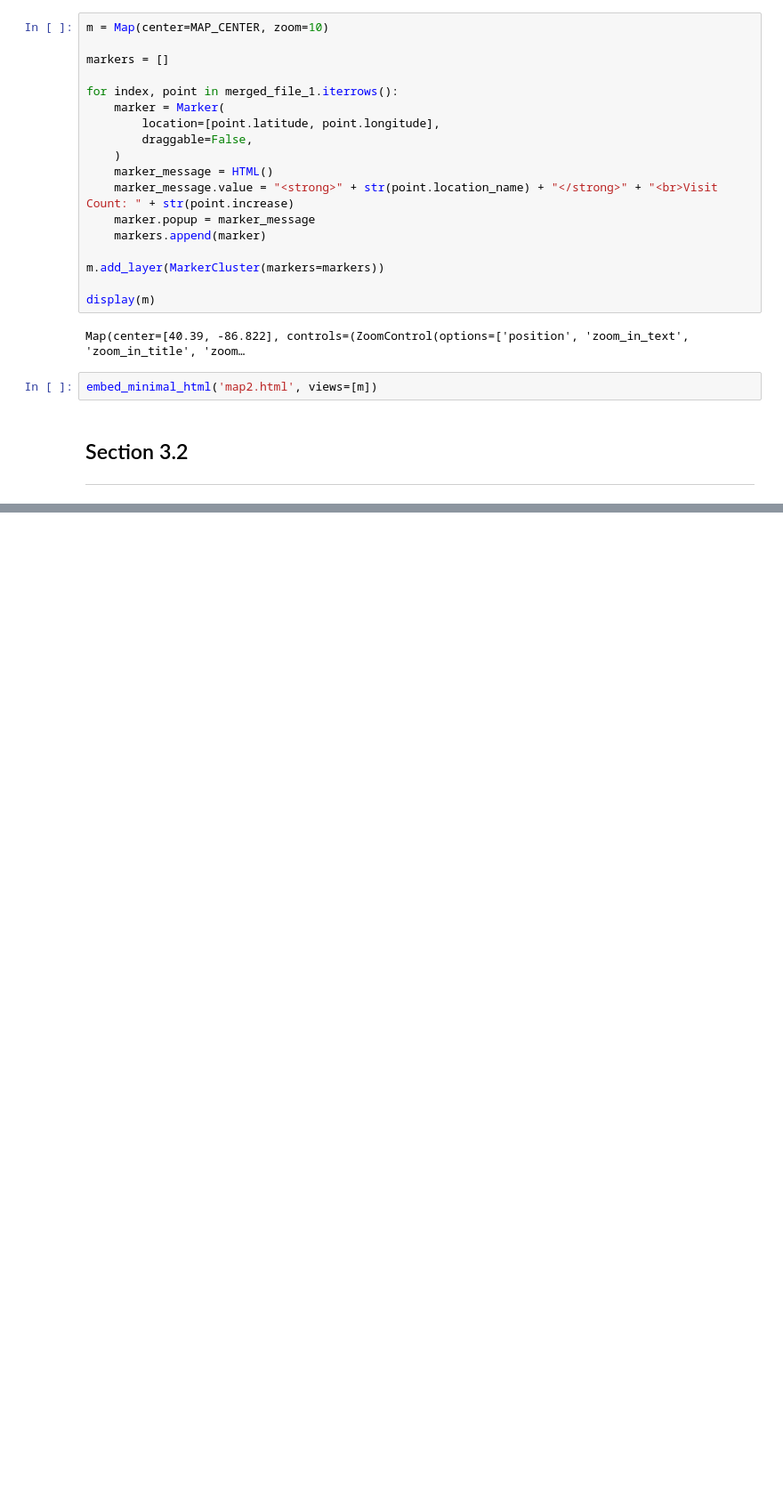
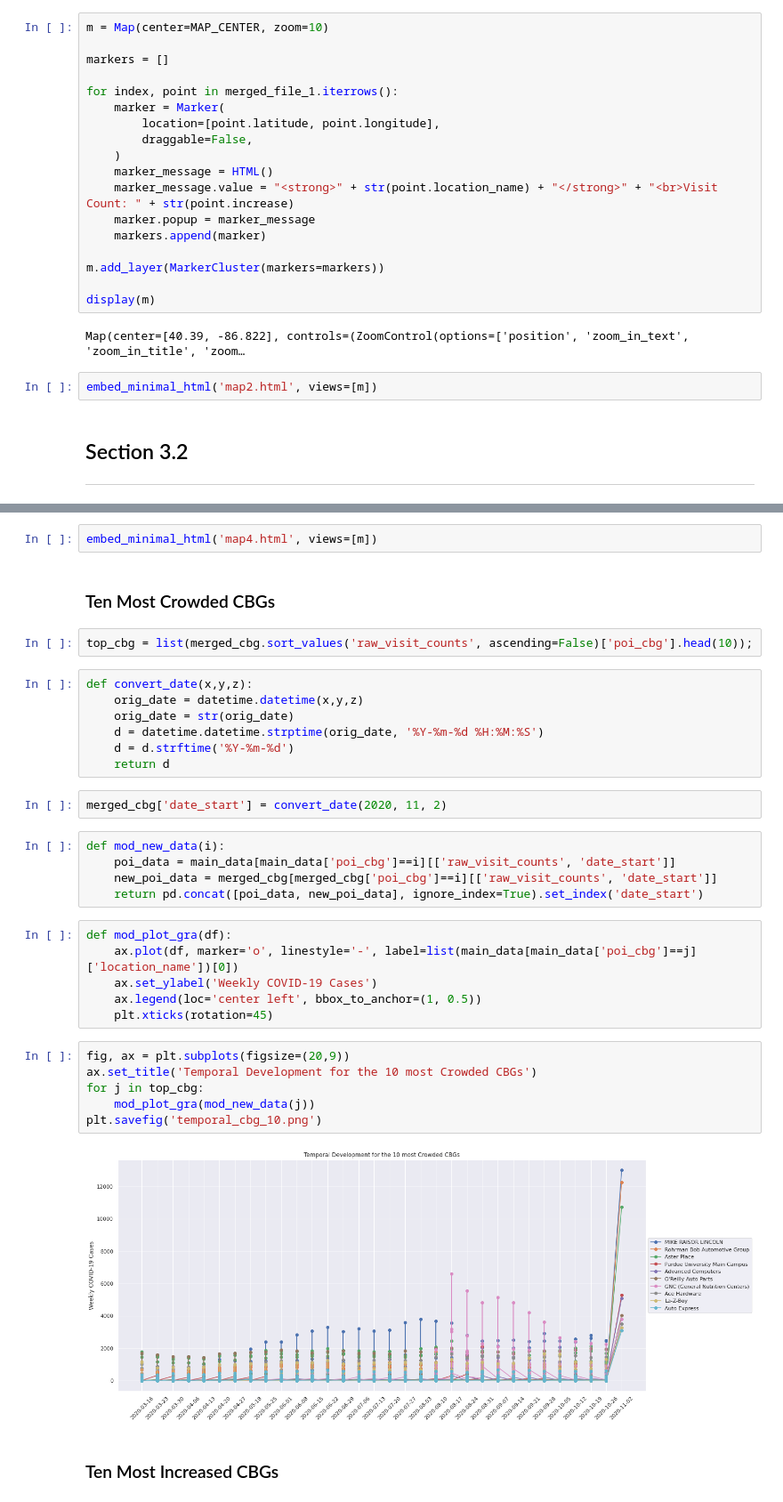
Before and after one commit to ironhacks/showcase-fall-2020, a Jupyter notebook: xC9YYQVbbOMczLOB8CvIxdODyLw1/report.ipynb, the cells around one changed output, grey strips where cells are left out. Shown at 89% size. Saved outputs shown, nothing was run; the diff lists cells and outputs as text; blank space fills up the shorter version.

```diff
--- a/xC9YYQVbbOMczLOB8CvIxdODyLw1/report.ipynb
+++ b/xC9YYQVbbOMczLOB8CvIxdODyLw1/report.ipynb
@@ -198,0 +302,36 @@ Lawal Ogunfowora.
+# %%
+embed_minimal_html('map4.html', views=[m])
+# %% [markdown]
+### Ten Most Crowded CBGs
+# %%
+top_cbg = list(merged_cbg.sort_values('raw_visit_counts', ascending=False)['poi_cbg'].head(10));
+# %%
+def convert_date(x,y,z):
+    orig_date = datetime.datetime(x,y,z)
+    orig_date = str(orig_date)
+    d = datetime.datetime.strptime(orig_date, '%Y-%m-%d %H:%M:%S')
+    d = d.strftime('%Y-%m-%d')
+    return d
+# %%
+merged_cbg['date_start'] = convert_date(2020, 11, 2)
+# %%
+def mod_new_data(i):
+    poi_data = main_data[main_data['poi_cbg']==i][['raw_visit_counts', 'date_start']]
+    new_poi_data = merged_cbg[merged_cbg['poi_cbg']==i][['raw_visit_counts', 'date_start']]
+    return pd.concat([poi_data, new_poi_data], ignore_index=True).set_index('date_start')
+# %%
+def mod_plot_gra(df):
+    ax.plot(df, marker='o', linestyle='-', label=list(main_data[main_data['poi_cbg']==j]['location_name'])[0])
+    ax.set_ylabel('Weekly COVID-19 Cases')
+    ax.legend(loc='center left', bbox_to_anchor=(1, 0.5))
+    plt.xticks(rotation=45)
+# %%
+fig, ax = plt.subplots(figsize=(20,9))
+ax.set_title('Temporal Development for the 10 most Crowded CBGs')
+for j in top_cbg:
+    mod_plot_gra(mod_new_data(j))
+plt.savefig('temporal_cbg_10.png')
+# %% [output]
+[figure, added]
+# %% [markdown]
+### Ten Most Increased CBGs
```
Also changed, not shown: parts of 22 cells of this notebook, 10 other files.
